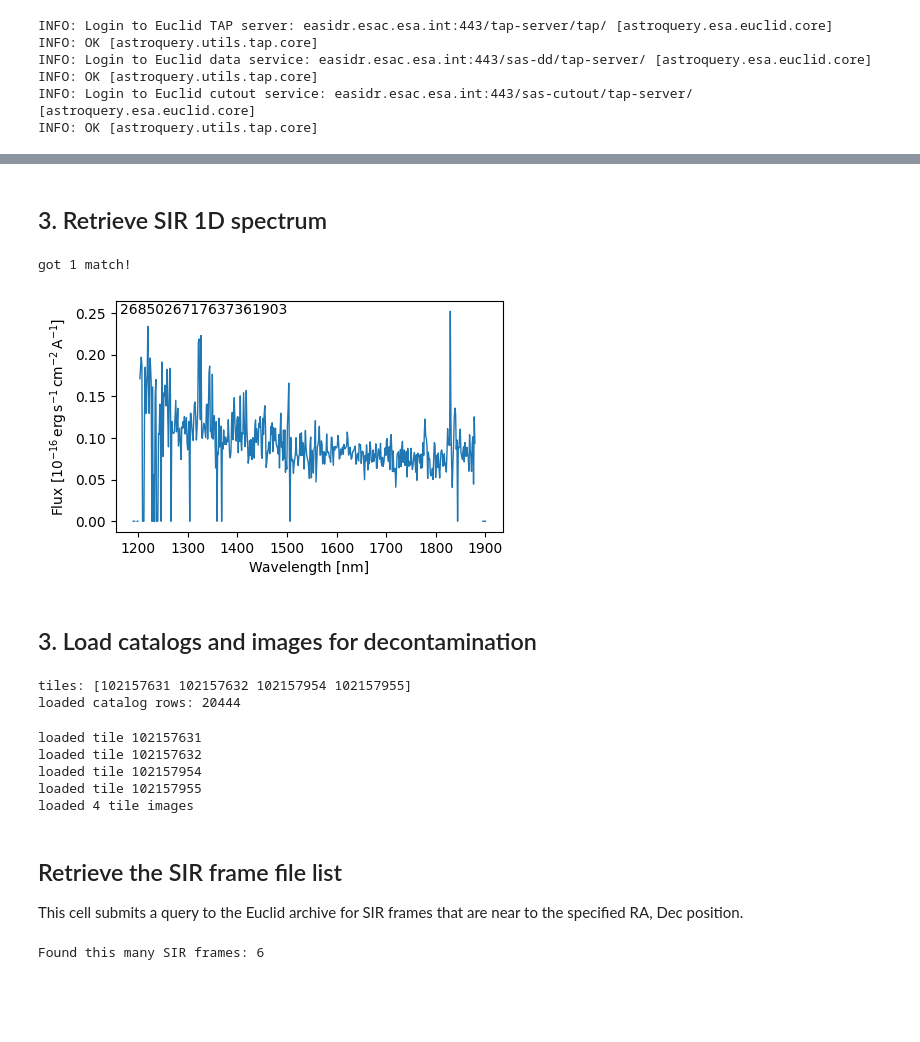
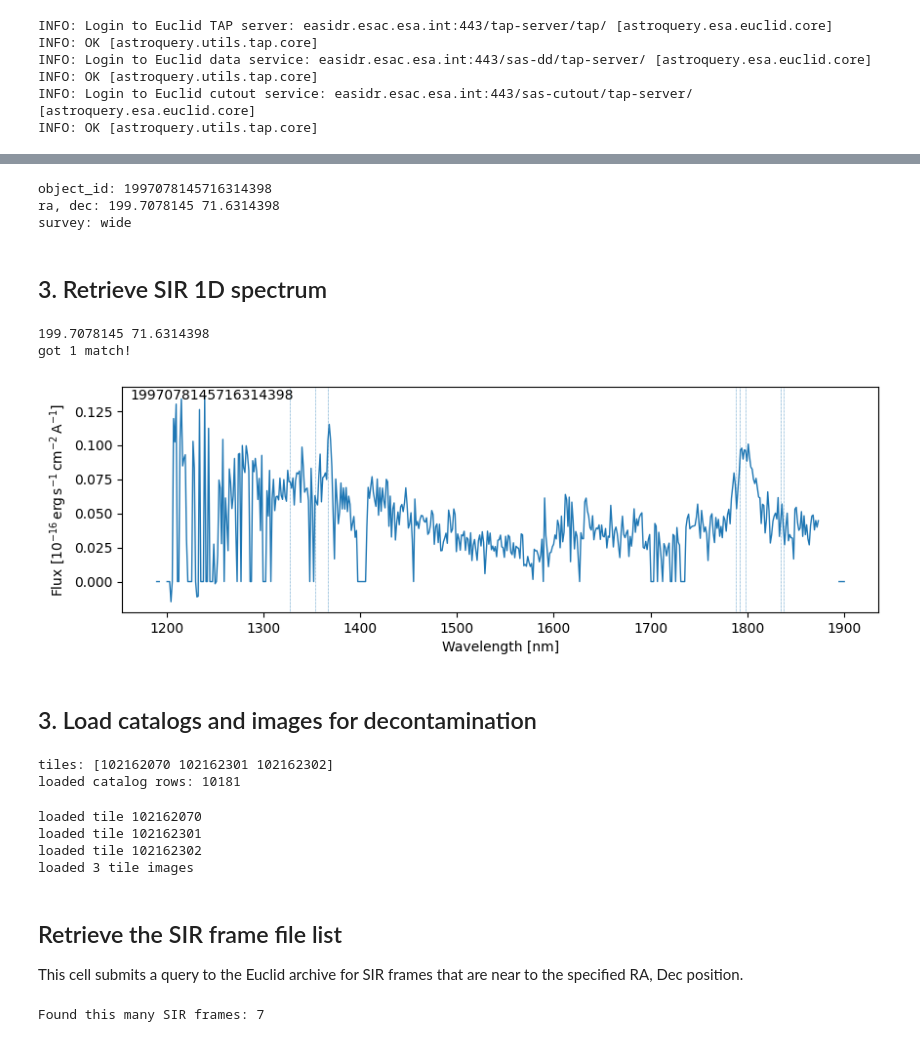
Before and after one commit to elsa-euclid/gelsa-notebooks, a Jupyter notebook: GELSA_1d_spectra_decontamination.ipynb, the cells around one changed output, grey strips where cells are left out. Cells and saved outputs as stored; diff of their text form; code cells hidden in the pictures; blank space fills up the shorter version.

```diff
--- a/GELSA_1d_spectra_decontamination.ipynb
+++ b/GELSA_1d_spectra_decontamination.ipynb
@@ -52,38 +84,59 @@ G = gelsa.Gelsa()
 # %%
-ra = 268.5026717144212
-dec = 63.7361903645274
-redshift = 0.387
+object_id = 1997078145716314398
+redshift = 1.73        # redshift known a priori
+ra, dec = euclid_archive.object_id_to_radec(object_id)
 
-survey = 'deep_visits'
-patch_id = 57
+survey = 'wide'  # options: `wide`, `deep`, `deep_visits`, `cosmos`
+patch_id = None
+
+print("object_id:", object_id)
+print("ra, dec:", ra, dec)
+print("survey:", survey)
+if patch_id:
+    print("patch ID:", patch_id)
 
 # decontamination parameters
 flux_cut_microjy = 1e6 * 10**(-0.4*(20.5 - 8.9))   # flux limit forcontaminant modeling
+# %% [output]
+object_id: 1997078145716314398
+ra, dec: 199.7078145 71.6314398
+survey: wide
 # %% [markdown]
 ## 3. Retrieve SIR 1D spectrum
 # %%
-sir_pack_list = EA.load_sir_combined_spectrum(ra, dec, patch_id=patch_id, survey=survey)
+# sir_pack_list = EA.load_sir_combined_spectrum(ra, dec, patch_id=patch_id, survey=survey)
+import importlib
+importlib.reload(euclid_archive)
+ra, dec = euclid_archive.object_id_to_radec(1997078145716314398)
+print(ra, dec)
+
+sir_pack_list = EA.load_sir_combined_spectrum(object_id=1997078145716314398, survey=survey)
+
 print(f"got {len(sir_pack_list)} match!")
 # %% [output]
+199.7078145 71.6314398
 got 1 match!
 # %%
 def plot_sir_spectrum(data=None, header=None, maskbits=32+64, lw=1, c=None, **plotparams):
     """ """
     sir_wavelength = data['WAVELENGTH']
     sir_signal = data['SIGNAL']
     sir_mask = data['MASK']
     valid = np.bitwise_and(sir_mask, maskbits) == 0
     sir_signal = np.ma.array(sir_signal, mask=~valid)
     plt.plot(sir_wavelength/10, sir_signal, lw=lw, c=c, **plotparams)
     plt.xlabel("Wavelength [nm]")
     _ = plt.ylabel("Flux [${\\rm 10^{-16}\\,erg\\,s^{-1}\\,cm^{-2}\\,A^{-1}}$]")
     plt.text(0.01, 0.99, header['object_id'], va='top',
              transform=plt.gca().transAxes)
 
-plt.figure(figsize=(5,3))
+plt.figure(figsize=(10,3))
 plot_sir_spectrum(**sir_pack_list[0])
+for key, val in consts.line_list.items():
+    wave = (1+redshift)*val / 10
+    plt.axvline(wave, dashes=[1,1],alpha=0.8, zorder=0, lw=0.5)
 # %% [output]
-[figure, old version]
+[figure, new version]
 # %% [markdown]
 ## 3. Load catalogs and images for decontamination
 # %%
@@ -104,8 +157,8 @@ decon.add_catalog(cat)
 print(f"tiles: {tile_list}")
 print(f"loaded catalog rows: {len(decon.cat)}")
 # %% [output]
-tiles: [102157631 102157632 102157954 102157955]
-loaded catalog rows: 20444
+tiles: [102162070 102162301 102162302]
+loaded catalog rows: 10181
 # %%
 for tile_ in tile_list:
     image_, segmap_, wcs_ = EA.load_tile_image(tile_, patch_id)
@@ -113,11 +166,10 @@ for tile_ in tile_list:
     print(f"loaded tile {tile_}")
 print(f"loaded {len(decon.image_list)} tile images")
 # %% [output]
-loaded tile 102157631
-loaded tile 102157632
-loaded tile 102157954
-loaded tile 102157955
-loaded 4 tile images
+loaded tile 102162070
+loaded tile 102162301
+loaded tile 102162302
+loaded 3 tile images
 # %% [markdown]
 ## Retrieve the SIR frame file list
 
@@ -134,4 +186,4 @@ decon.add_frame(*frame_list)
 
 print(f"Found this many SIR frames: {len(decon.frame_list)}")
 # %% [output]
-Found this many SIR frames: 6
+Found this many SIR frames: 7
```
Also changed, not shown: parts of 16 cells of this notebook, 1 other file.
